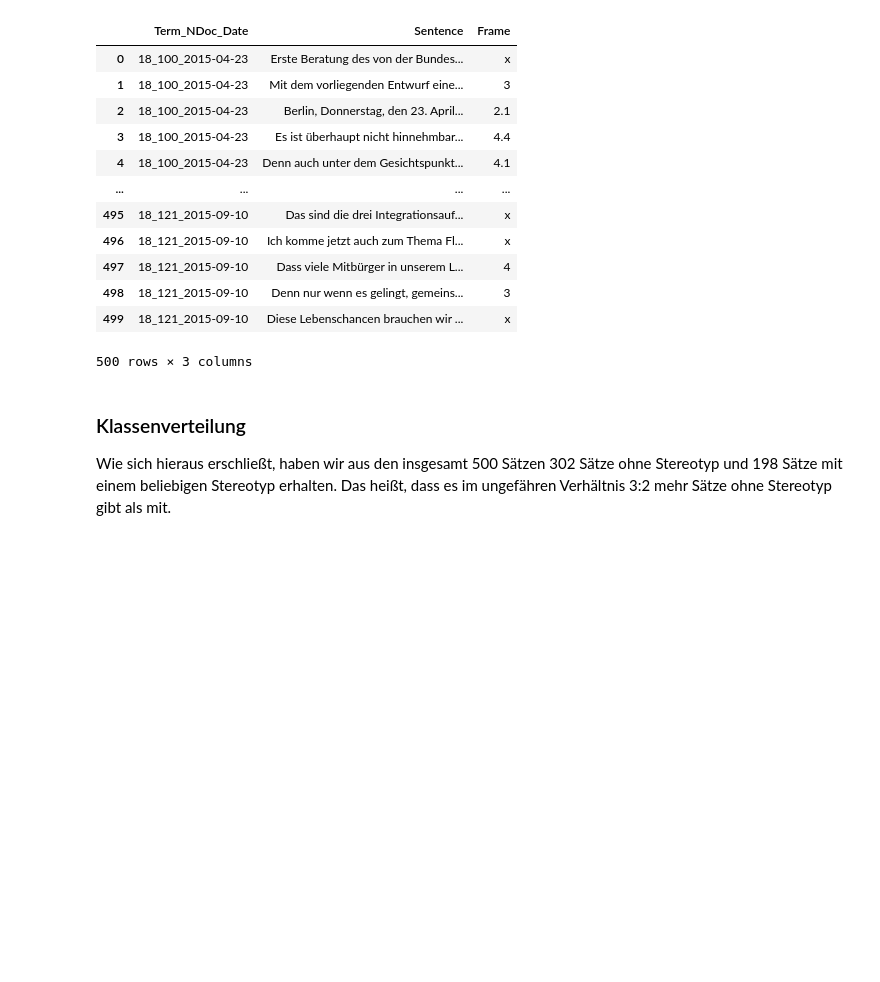
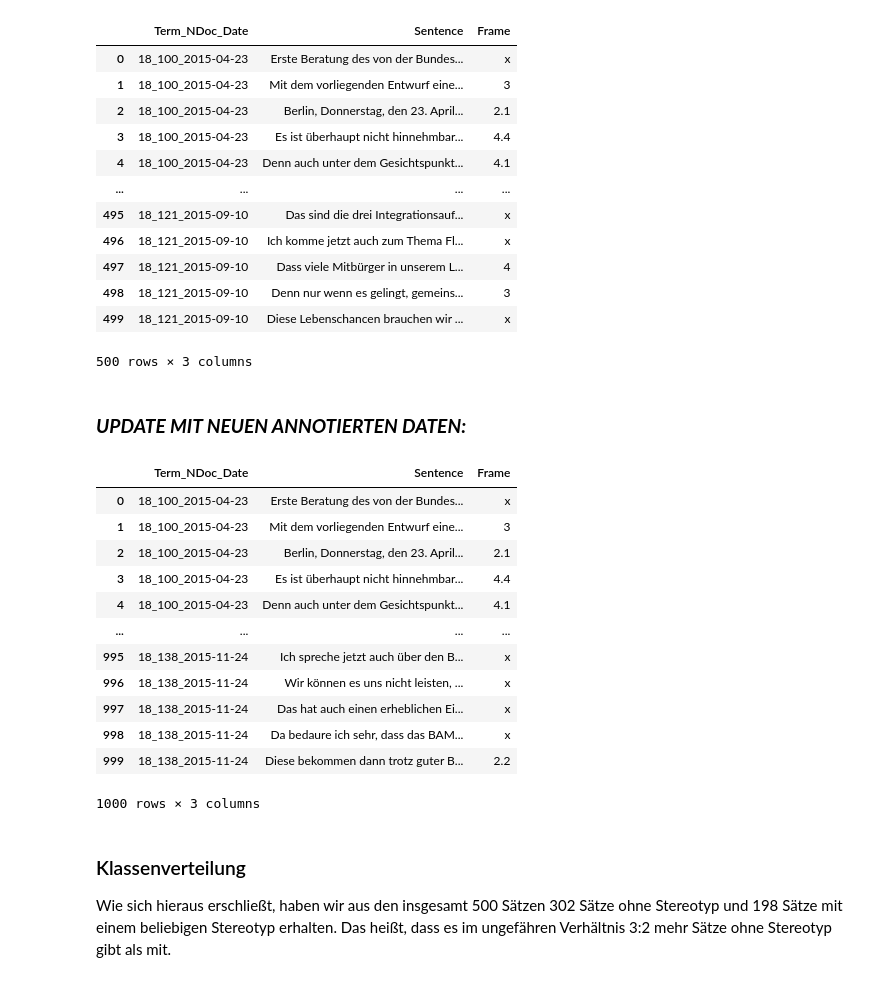
Before and after one commit to liaaneeee/Framing-of-Migration-in-speeches-of-the-German-Parliament, a Jupyter notebook: Stereotype classification.ipynb, the cells around one changed output. Cells and saved outputs as stored; diff of their text form; code cells hidden in the pictures; blank space fills up the shorter version.

```diff
--- a/Stereotype classification.ipynb
+++ b/Stereotype classification.ipynb
@@ -80,6 +80,26 @@ raw_df
 | 498 | 18_121_2015-09-10 | Denn nur wenn es gelingt, gemeins... | 3 |
 | 499 | 18_121_2015-09-10 | Diese Lebenschancen brauchen wir ... | x |
 500 rows × 3 columns
+# %% [markdown]
+### ***UPDATE MIT NEUEN ANNOTIERTEN DATEN:***
+# %%
+new_raw_df = pd.read_csv("data/new_combined_samples.csv", sep="\t")
+new_raw_df.drop("Unnamed: 0", axis=1, inplace=True)
+new_raw_df
+# %% [output]
+|  | Term_NDoc_Date | Sentence | Frame |
+| 0 | 18_100_2015-04-23 | Erste Beratung des von der Bundes... | x |
+| 1 | 18_100_2015-04-23 | Mit dem vorliegenden Entwurf eine... | 3 |
+| 2 | 18_100_2015-04-23 | Berlin, Donnerstag, den 23. April... | 2.1 |
+| 3 | 18_100_2015-04-23 | Es ist überhaupt nicht hinnehmbar... | 4.4 |
+| 4 | 18_100_2015-04-23 | Denn auch unter dem Gesichtspunkt... | 4.1 |
+| ... | ... | ... | ... |
+| 995 | 18_138_2015-11-24 | Ich spreche jetzt auch über den B... | x |
+| 996 | 18_138_2015-11-24 | Wir können es uns nicht leisten, ... | x |
+| 997 | 18_138_2015-11-24 | Das hat auch einen erheblichen Ei... | x |
+| 998 | 18_138_2015-11-24 | Da bedaure ich sehr, dass das BAM... | x |
+| 999 | 18_138_2015-11-24 | Diese bekommen dann trotz guter B... | 2.2 |
+1000 rows × 3 columns
 # %% [markdown]
 ### Klassenverteilung
 Wie sich hieraus erschließt, haben wir aus den insgesamt 500 Sätzen 302 Sätze ohne Stereotyp und 198 Sätze mit einem beliebigen Stereotyp erhalten. Das heißt, dass es im ungefähren Verhältnis 3:2 mehr Sätze ohne Stereotyp gibt als mit.
```
Also changed, not shown: parts of 64 cells of this notebook.
